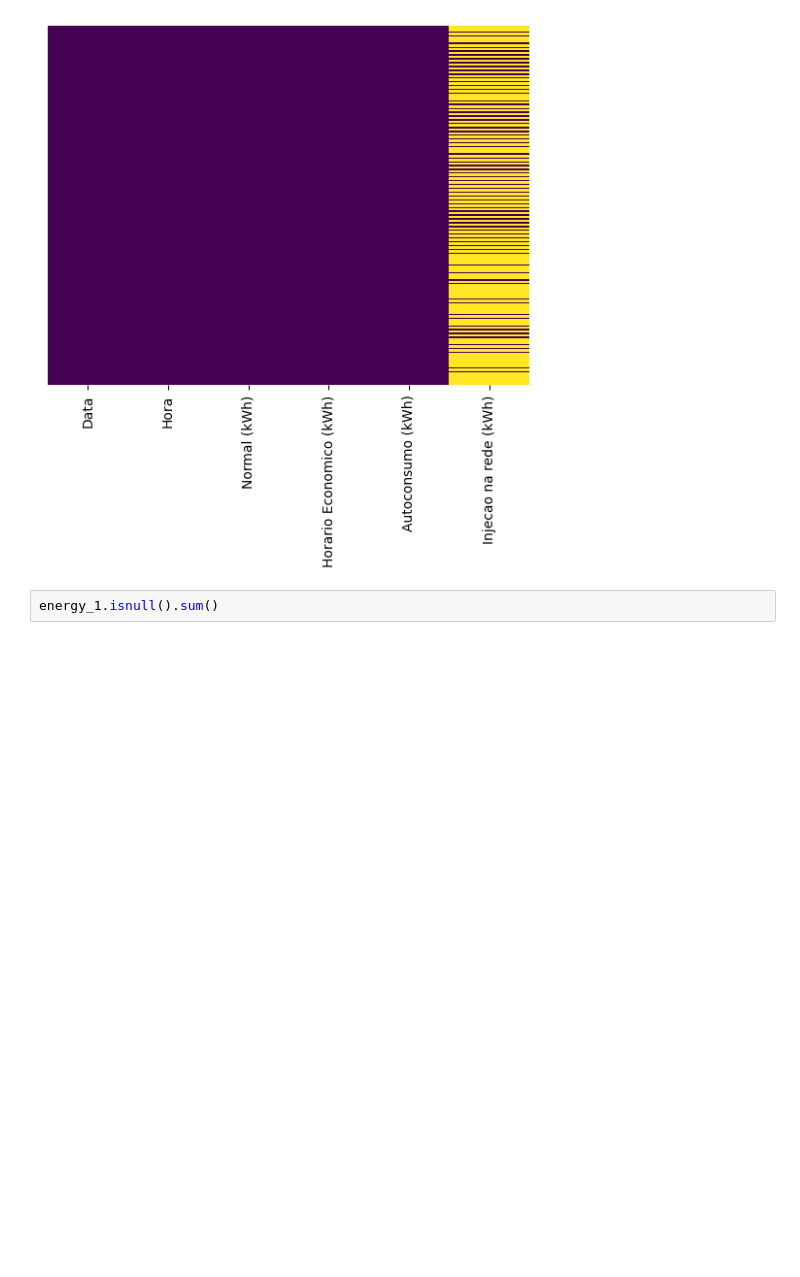
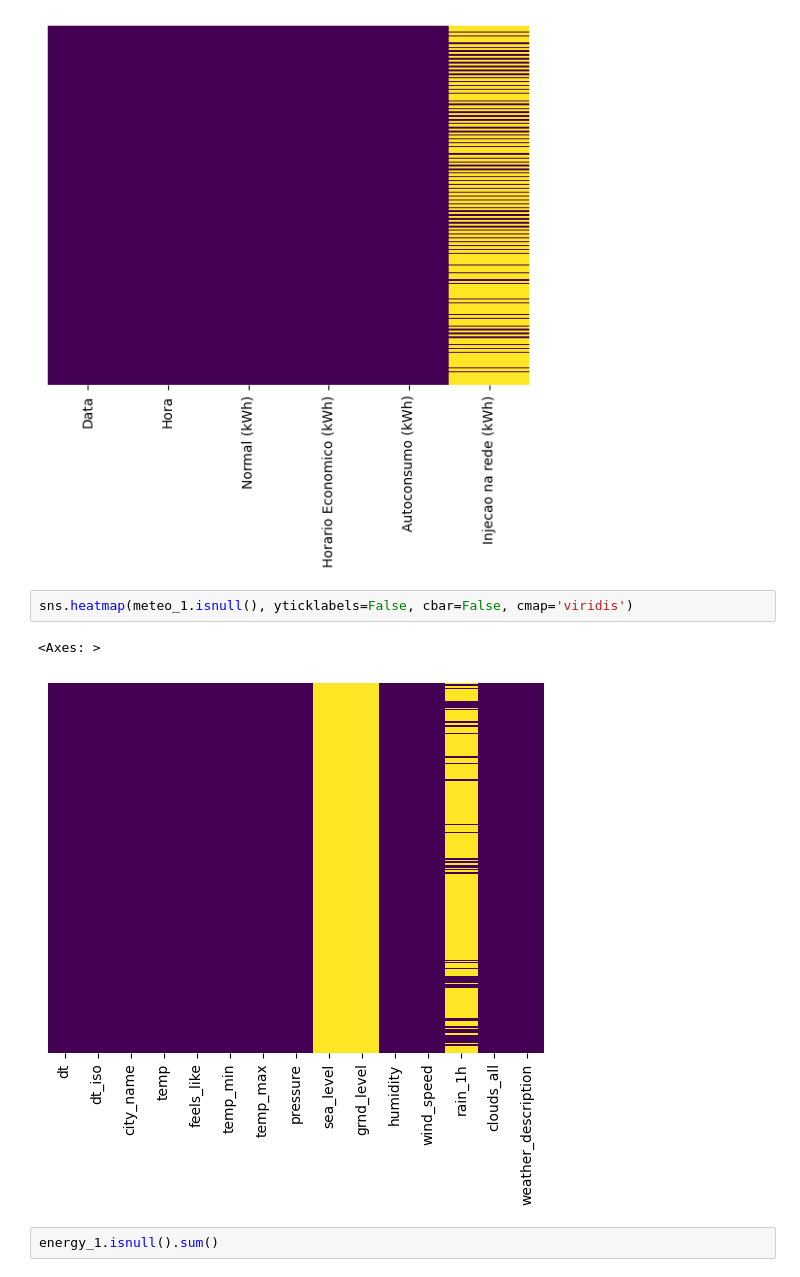
Before and after one commit to AN-DRE4/DadosAprendizagemAutomatica, a Jupyter notebook: CompKaggle.ipynb, the cells around one changed output. Drawn from its saved outputs; the diff is of its cells as text; blank space fills up the shorter version.

Commit message:
Inicio da manipulação do dataset meteo

```diff
--- a/CompKaggle.ipynb
+++ b/CompKaggle.ipynb
@@ -90,6 +126,11 @@ sns.heatmap(energy_1.isnull(), yticklabels=False, cbar=False, cmap='viridis')
 # %% [output]
 <Axes: >
 [figure]
+# %%
+sns.heatmap(meteo_1.isnull(), yticklabels=False, cbar=False, cmap='viridis')
+# %% [output]
+<Axes: >
+[figure, added]
 # %%
 energy_1.isnull().sum()
 # %% [output]
```
Also changed, not shown: parts of 25 cells of this notebook.
